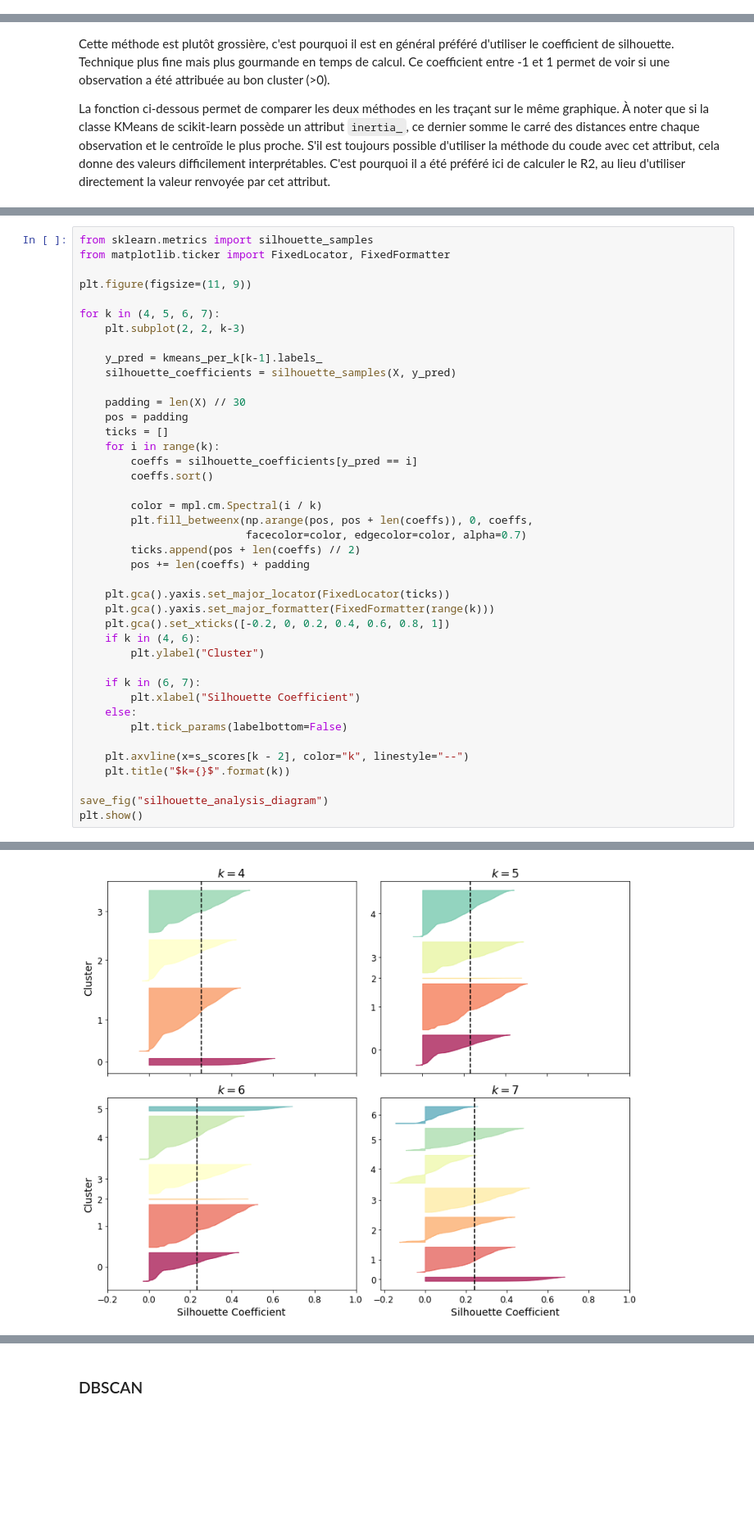
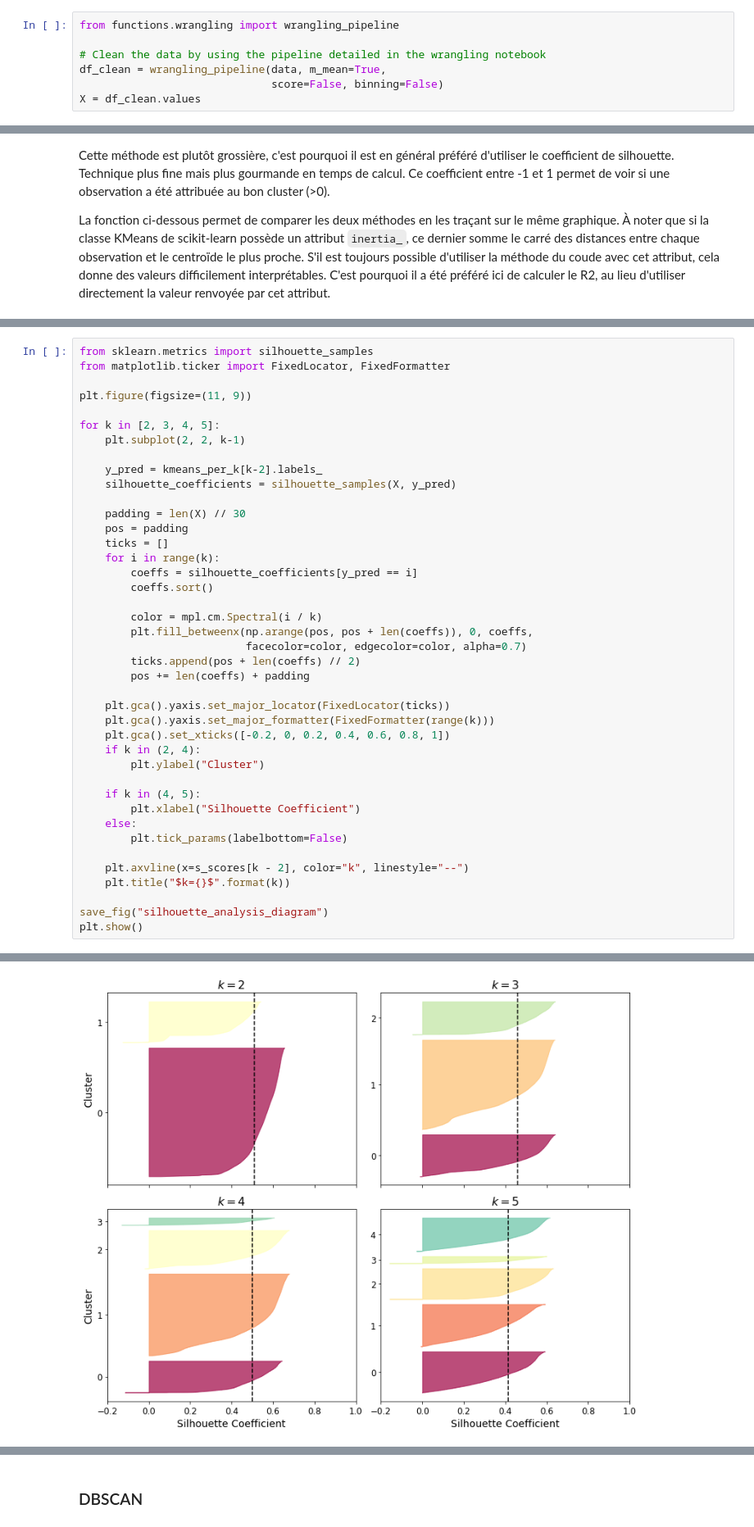
Before and after one commit to Pierre-Eloi/OC_DS_Project5, a Jupyter notebook: Project5_Data_Clustering.ipynb, the cells around one changed output, grey strips where cells are left out. Shown at 82% size. Saved outputs shown, nothing was run; the diff lists cells and outputs as text; blank space fills up the shorter version.

```diff
--- a/Project5_Data_Clustering.ipynb
+++ b/Project5_Data_Clustering.ipynb
@@ -59,2 +66,9 @@ data = pd.read_csv("data/data.csv",
+# %%
+from functions.wrangling import wrangling_pipeline
+
+# Clean the data by using the pipeline detailed in the wrangling notebook
+df_clean = wrangling_pipeline(data, m_mean=True,
+                              score=False, binning=False)
+X = df_clean.values
 # %% [markdown]
 <h1>Table of Contents<span class="tocSkip"></span></h1>
@@ -254,42 +250,42 @@ from matplotlib.ticker import FixedLocator, FixedFormatter
 
 plt.figure(figsize=(11, 9))
 
-for k in (4, 5, 6, 7):
-    plt.subplot(2, 2, k-3)
+for k in [2, 3, 4, 5]:
+    plt.subplot(2, 2, k-1)
 
-    y_pred = kmeans_per_k[k-1].labels_
+    y_pred = kmeans_per_k[k-2].labels_
     silhouette_coefficients = silhouette_samples(X, y_pred)
 
     padding = len(X) // 30
     pos = padding
     ticks = []
     for i in range(k):
         coeffs = silhouette_coefficients[y_pred == i]
         coeffs.sort()
 
         color = mpl.cm.Spectral(i / k)
         plt.fill_betweenx(np.arange(pos, pos + len(coeffs)), 0, coeffs,
                           facecolor=color, edgecolor=color, alpha=0.7)
         ticks.append(pos + len(coeffs) // 2)
         pos += len(coeffs) + padding
 
     plt.gca().yaxis.set_major_locator(FixedLocator(ticks))
     plt.gca().yaxis.set_major_formatter(FixedFormatter(range(k)))
     plt.gca().set_xticks([-0.2, 0, 0.2, 0.4, 0.6, 0.8, 1])
-    if k in (4, 6):
+    if k in (2, 4):
         plt.ylabel("Cluster")
 
-    if k in (6, 7):
+    if k in (4, 5):
         plt.xlabel("Silhouette Coefficient")
     else:
         plt.tick_params(labelbottom=False)
 
     plt.axvline(x=s_scores[k - 2], color="k", linestyle="--")
     plt.title("$k={}$".format(k))
 
 save_fig("silhouette_analysis_diagram")
 plt.show()
 # %% [output]
 Saving figure silhouette_analysis_diagram
-[figure, old version]
+[figure, new version]
 # %% [markdown]
```
Also changed, not shown: parts of 33 cells of this notebook.
